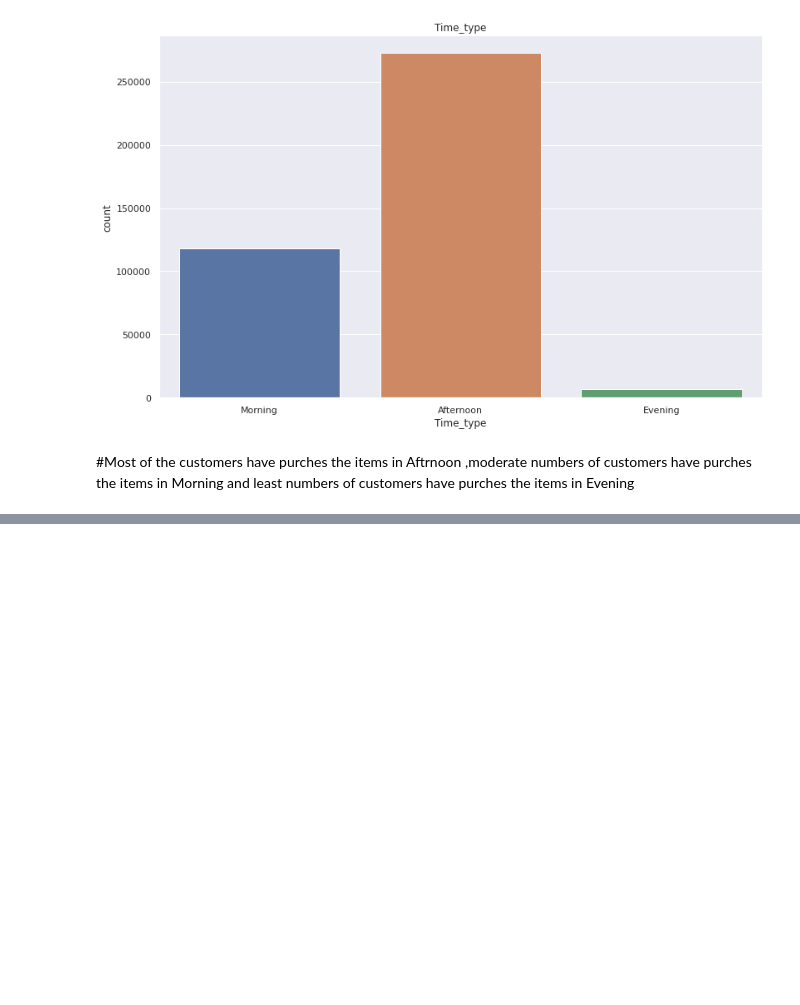
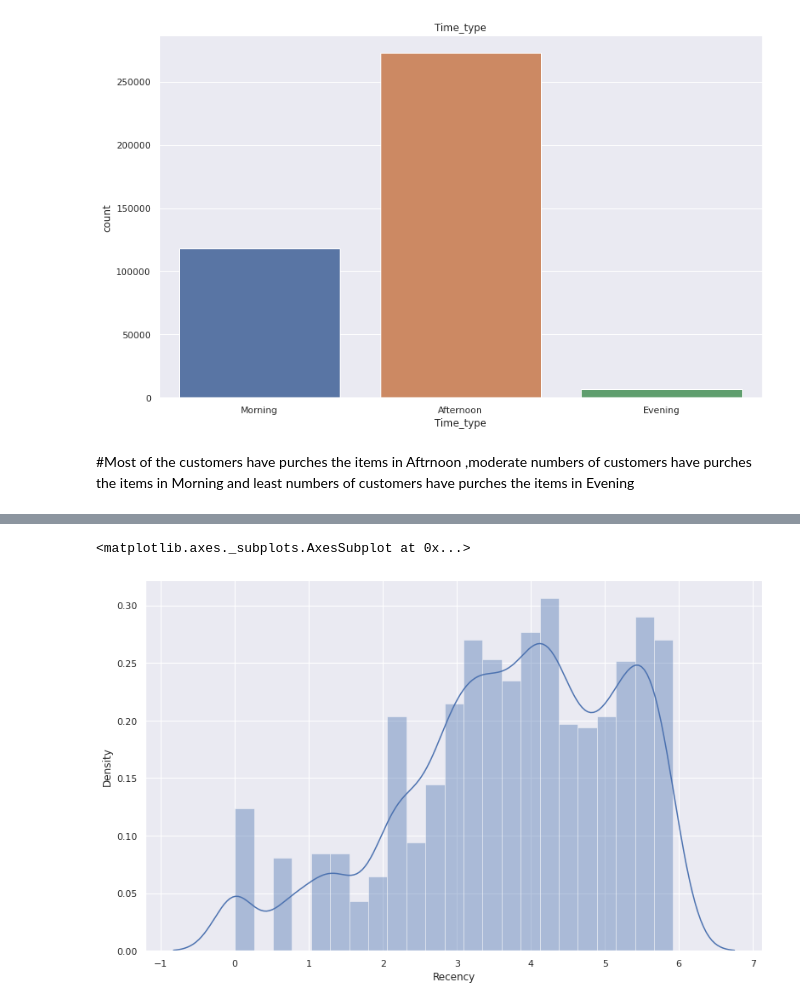
Before and after one commit to Onkar-TAE/Customer-Segmentation, a Jupyter notebook: Online_Retail_Customer_Segmentation_Capstone_Project.ipynb, the cells around one changed output, grey strips where cells are left out. Drawn from its saved outputs; the diff is of its cells as text; code cells hidden in the pictures; blank space fills up the shorter version.

```diff
--- a/Online_Retail_Customer_Segmentation_Capstone_Project.ipynb
+++ b/Online_Retail_Customer_Segmentation_Capstone_Project.ipynb
@@ -607,0 +753,6 @@ df.head(30)
+# %%
+#Calculate Add R, F and M segment value columns in the existing dataset to show R, F and M segment values
+rfm_df['R'] = rfm_df['Recency'].apply(RScoring, args=('Recency',quantiles,))
+rfm_df['F'] = rfm_df['Frequency'].apply(FnMScoring, args=('Frequency',quantiles,))
+rfm_df['M'] = rfm_df['Monetary'].apply(FnMScoring, args=('Monetary',quantiles,))
+rfm_df.head()
@@ -607,0 +767,7 @@ df.head(30)
+# %%
+#Calculate and Add RFMGroup value column showing combined concatenated score of RFM
+rfm_df['RFMGroup'] = rfm_df.R.map(str) + rfm_df.F.map(str) + rfm_df.M.map(str)
+
+#Calculate and Add RFMScore value column showing total sum of RFMGroup values
+rfm_df['RFMScore'] = rfm_df[['R', 'F', 'M']].sum(axis = 1)
+rfm_df.head()
@@ -607,0 +782,21 @@ df.head(30)
+# %%
+#Handle negative and zero values so as to handle infinite numbers during log transformation
+def handle_neg_n_zero(num):
+    if num <= 0:
+        return 1
+    else:
+        return num
+#Apply handle_neg_n_zero function to Recency and Monetary columns
+rfm_df['Recency'] = [handle_neg_n_zero(x) for x in rfm_df.Recency]
+rfm_df['Monetary'] = [handle_neg_n_zero(x) for x in rfm_df.Monetary]
+
+#Perform Log transformation to bring data into normal or near normal distribution
+Log_Tfd_Data = rfm_df[['Recency', 'Frequency', 'Monetary']].apply(np.log, axis = 1).round(3)
+# %%
+#Data distribution after data normalization for Recency
+Recency_Plot = Log_Tfd_Data['Recency']
+plt.figure(figsize=(13,8))
+sns.distplot(Recency_Plot)
+# %% [output]
+<matplotlib.axes._subplots.AxesSubplot at 0x...>
+[figure, added]
```
Also changed, not shown: parts of 18 cells of this notebook.
